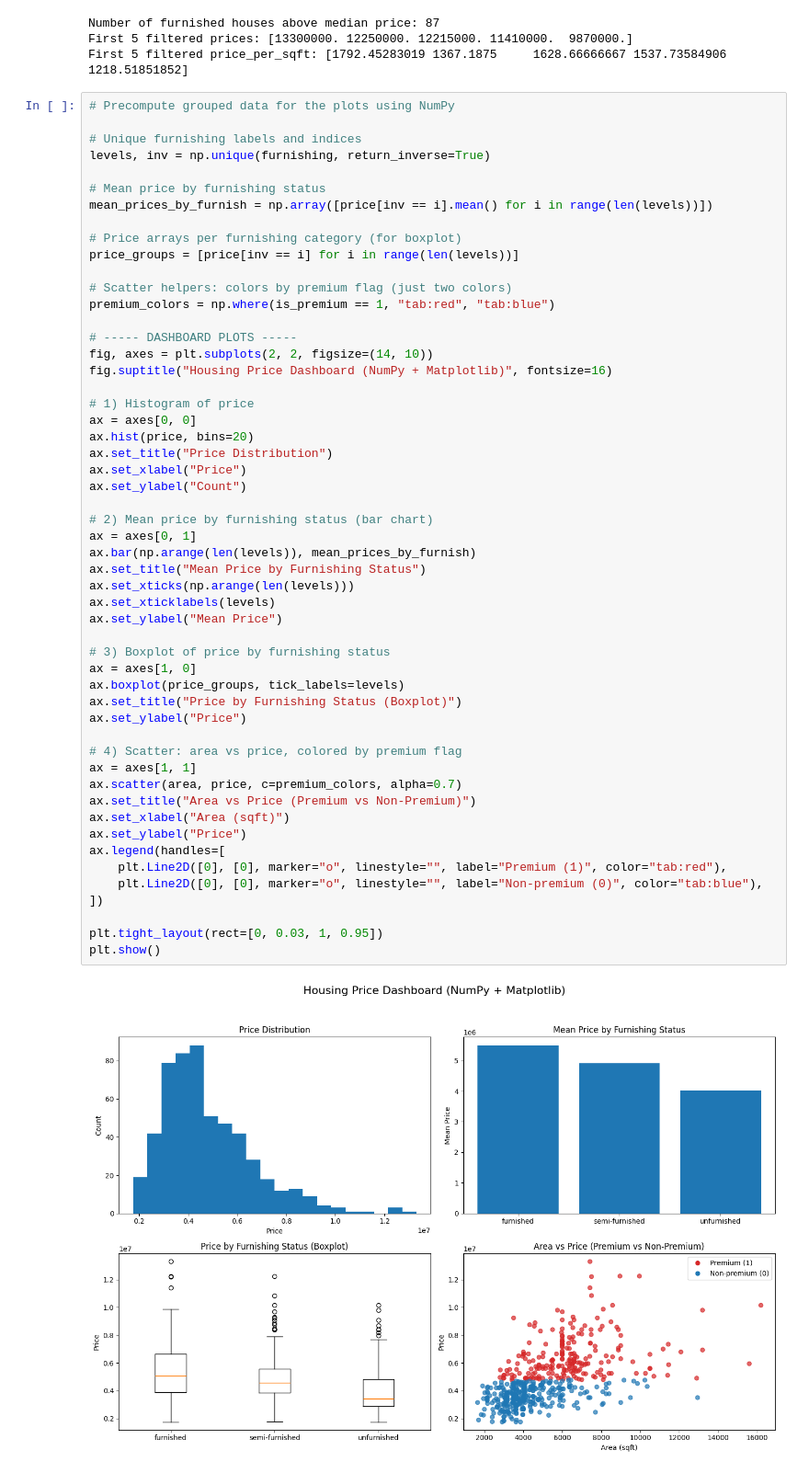
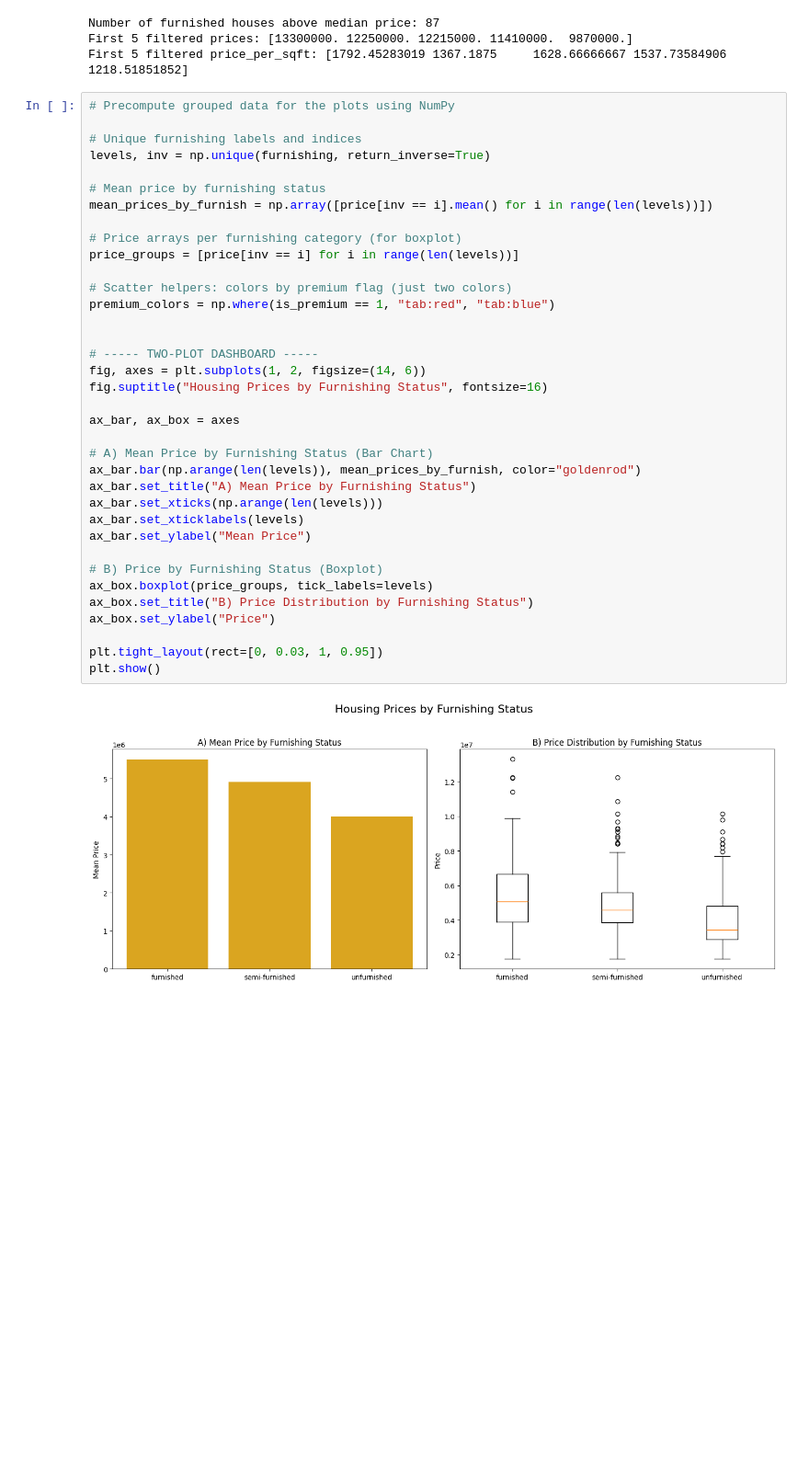
Before and after one commit to 110325-Data-Foundations/Group3P3, a Jupyter notebook: price_vs_furnishing.ipynb, the cells around one changed output. Shown at 92% size. Cells and saved outputs as stored; diff of their text form; blank space fills up the shorter version.

Commit message:
dashboard update

```diff
--- a/price_vs_furnishing.ipynb
+++ b/price_vs_furnishing.ipynb
@@ -147,55 +147,38 @@ First 5 filtered price_per_sqft: [1792.45283019 1367.1875     1628.66666667 1537
 # %%
 # Precompute grouped data for the plots using NumPy
 
 # Unique furnishing labels and indices
 levels, inv = np.unique(furnishing, return_inverse=True)
 
 # Mean price by furnishing status
 mean_prices_by_furnish = np.array([price[inv == i].mean() for i in range(len(levels))])
 
 # Price arrays per furnishing category (for boxplot)
 price_groups = [price[inv == i] for i in range(len(levels))]
 
 # Scatter helpers: colors by premium flag (just two colors)
 premium_colors = np.where(is_premium == 1, "tab:red", "tab:blue")
 
-# ----- DASHBOARD PLOTS -----
-fig, axes = plt.subplots(2, 2, figsize=(14, 10))
-fig.suptitle("Housing Price Dashboard (NumPy + Matplotlib)", fontsize=16)
 
-# 1) Histogram of price
-ax = axes[0, 0]
-ax.hist(price, bins=20)
-ax.set_title("Price Distribution")
-ax.set_xlabel("Price")
-ax.set_ylabel("Count")
+# ----- TWO-PLOT DASHBOARD -----
+fig, axes = plt.subplots(1, 2, figsize=(14, 6))
+fig.suptitle("Housing Prices by Furnishing Status", fontsize=16)
 
-# 2) Mean price by furnishing status (bar chart)
-ax = axes[0, 1]
-ax.bar(np.arange(len(levels)), mean_prices_by_furnish)
-ax.set_title("Mean Price by Furnishing Status")
-ax.set_xticks(np.arange(len(levels)))
-ax.set_xticklabels(levels)
-ax.set_ylabel("Mean Price")
+ax_bar, ax_box = axes
 
-# 3) Boxplot of price by furnishing status
-ax = axes[1, 0]
-ax.boxplot(price_groups, tick_labels=levels)
-ax.set_title("Price by Furnishing Status (Boxplot)")
-ax.set_ylabel("Price")
+# A) Mean Price by Furnishing Status (Bar Chart)
+ax_bar.bar(np.arange(len(levels)), mean_prices_by_furnish, color="goldenrod")
+ax_bar.set_title("A) Mean Price by Furnishing Status")
+ax_bar.set_xticks(np.arange(len(levels)))
+ax_bar.set_xticklabels(levels)
+ax_bar.set_ylabel("Mean Price")
 
-# 4) Scatter: area vs price, colored by premium flag
-ax = axes[1, 1]
-ax.scatter(area, price, c=premium_colors, alpha=0.7)
-ax.set_title("Area vs Price (Premium vs Non-Premium)")
-ax.set_xlabel("Area (sqft)")
-ax.set_ylabel("Price")
-ax.legend(handles=[
-    plt.Line2D([0], [0], marker="o", linestyle="", label="Premium (1)", color="tab:red"),
-    plt.Line2D([0], [0], marker="o", linestyle="", label="Non-premium (0)", color="tab:blue"),
-])
+# B) Price by Furnishing Status (Boxplot)
+ax_box.boxplot(price_groups, tick_labels=levels)
+ax_box.set_title("B) Price Distribution by Furnishing Status")
+ax_box.set_ylabel("Price")
 
 plt.tight_layout(rect=[0, 0.03, 1, 0.95])
 plt.show()
 # %% [output]
-[figure, old version]
+[figure, new version]
```
